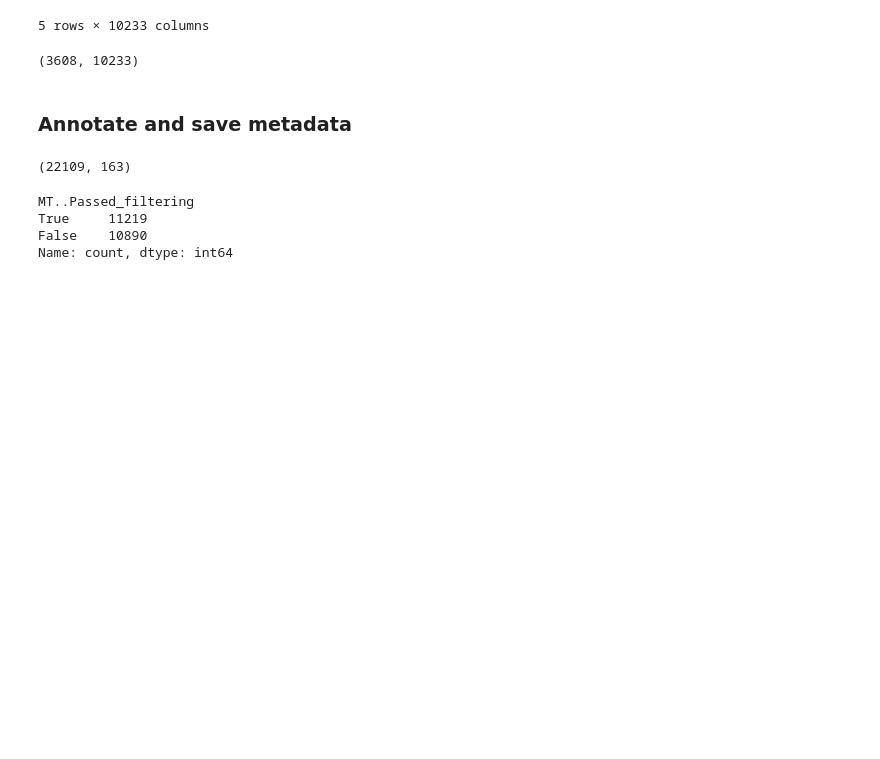
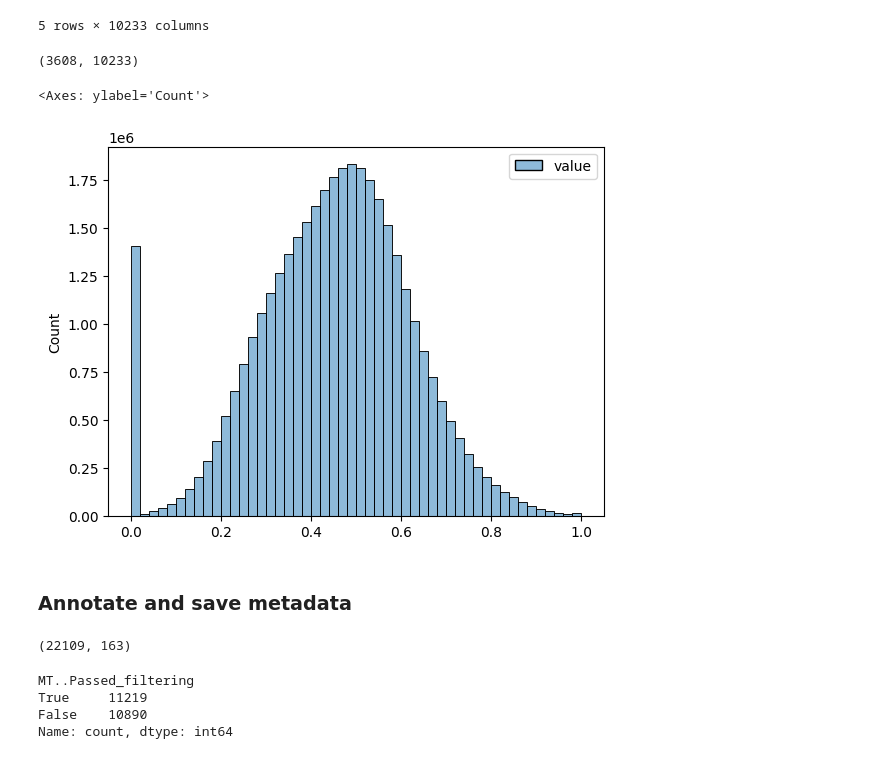
Before and after one commit to georgiadoing/seqADAGE, a Jupyter notebook: Py/muk_transfer_learning/filtering/Mukundan_ec_filt.ipynb, the cells around one changed output. Cells and saved outputs as stored; diff of their text form; code cells hidden in the pictures; blank space fills up the shorter version.

Commit message:
Added visual for E. coli compendium data distribution after re-normalization

```diff
--- a/Py/muk_transfer_learning/filtering/Mukundan_ec_filt.ipynb
+++ b/Py/muk_transfer_learning/filtering/Mukundan_ec_filt.ipynb
@@ -377,6 +371,12 @@ filtered_df = pd.read_csv(
 filtered_df.shape
 # %% [output]
 (3608, 10233)
+# %%
+# Final data distribution
+sns.histplot(pd.melt(filtered_df), bins = 50)
+# %% [output]
+<Axes: ylabel='Count'>
+[figure, added]
 # %% [markdown]
 ### Annotate and save metadata
 # %%
```
Also changed, not shown: parts of 2 cells of this notebook.
